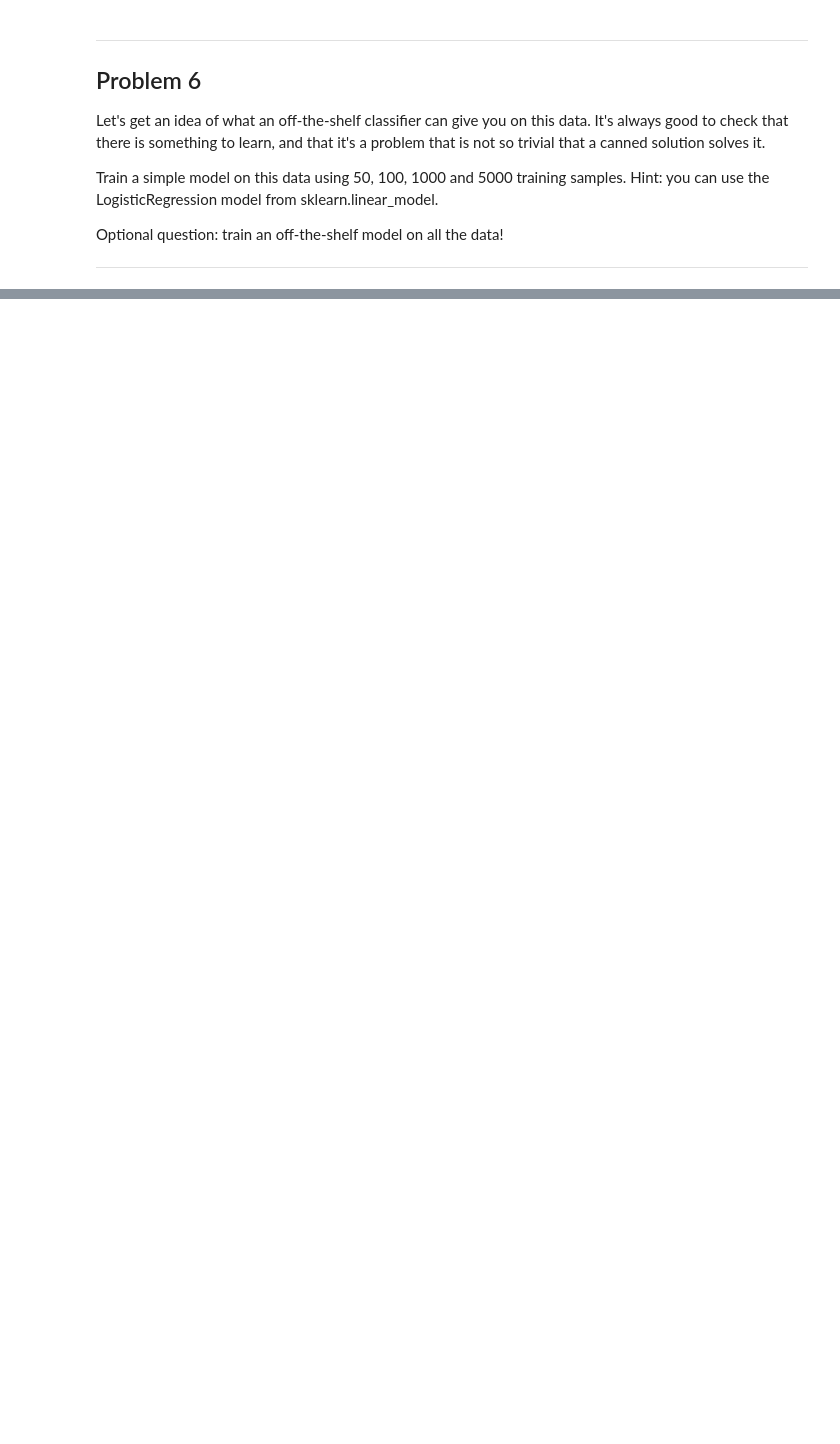
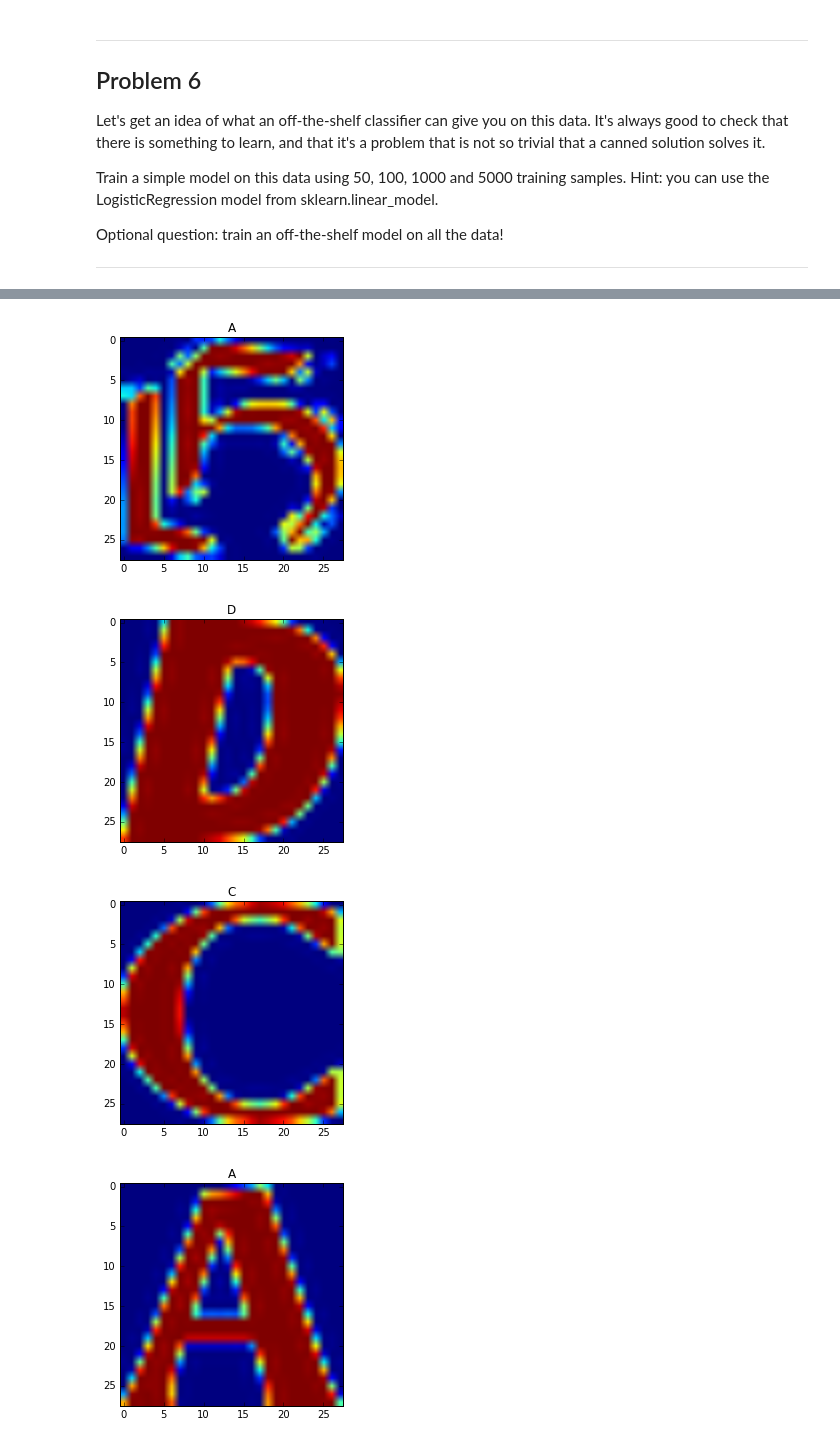
Before and after one commit to ahmed-machine/Udacity-DeepLearning, a Jupyter notebook: 1_notmnist.ipynb, the cells around one changed output, grey strips where cells are left out. Cells and saved outputs as stored; diff of their text form; code cells hidden in the pictures; blank space fills up the shorter version.

```diff
--- a/1_notmnist.ipynb
+++ b/1_notmnist.ipynb
@@ -309,8 +309,8 @@ valid_size = 10000
 test_size = 10000
 
 valid_dataset, valid_labels, train_dataset, train_labels = merge_datasets(
-  train_datasets, train_size, valid_size)
-_, _, test_dataset, test_labels = merge_datasets(test_datasets, test_size)
+  train_dataset, train_size, valid_size)
+_, _, test_dataset, test_labels = merge_datasets(test_dataset, test_size)
 
 print('Training:', train_dataset.shape, train_labels.shape)
 print('Validation:', valid_dataset.shape, valid_labels.shape)
@@ -435,29 +435,3 @@ Train a simple model on this data using 50, 100, 1000 and 5000 training samples.
 Optional question: train an off-the-shelf model on all the data!
 
 ---
-# %%
-n_train = -1
-X_train, y_train = train_dataset[:n_train].reshape(-1, train_dataset.shape[1]*train_dataset.shape[2]), train_labels[:n_train]
-model = LogisticRegression(multi_class="multinomial", solver="lbfgs")
-model.fit(X_train, y_train)
-from sklearn.metrics import confusion_matrix, precision_recall_fscore_support, classification_report
-print ("Predictions")
-labels = [chr(k) for k in range(ord("A"), ord("J")+1)]
-n_val = 10000
-X_val, y_val = valid_dataset[:n_val].reshape(-1, valid_dataset.shape[1]*train_dataset.shape[2]), valid_labels[:n_val]
-print (X_val.shape, y_val.shape)
-y_pred = model.predict(X_val)
-print ("Confusion matrix: ")
-plt.pcolor(confusion_matrix(y_pred, y_val), cmap="Blues")
-print ("Score: ", classification_report(y_pred, y_val, target_names=labels))
-n_vis = 10
-n_cols = 5
-n_rows = n_vis/ n_cols
-idx = np.random.randint(valid_dataset.shape[0], size=n_vis)
-X_vis, y_vis = valid_dataset[idx].reshape(-1, valid_dataset.shape[1]*valid_dataset.shape[2]), valid_labels[idx]
-y_pred = model.predict(X_vis)
-fig, ax = plt.subplots(n_rows, n_cols, sharex=True, sharey=True, figsize=(n_rows, n_cols))
-fig.set_size_inches(10*n_rows, 5*n_cols)
-for i, axi in enumerate(ax.flatten()):
-    axi.pcolor(X_vis[i].reshape(valid_dataset.shape[1], valid_dataset.shape[2]), cmap="Blues")
-    axi.set_title("True: %s, Predicted: %s" % (labels[y_vis[i]], labels[y_pred[i]]))
@@ -484,0 +473,15 @@ TypeError: can't multiply sequence by non-int of type 'float'
+# %%
+from collections import OrderedDict
+letters = OrderedDict((k,v) for k,v in enumerate(string.ascii_uppercase))
+plt.figure(i+1)
+for i in range(5):
+    idx = np.random.randint(0, len(valid_dataset))
+    predicted_idx = model.predict(valid_dataset[idx].reshape(-1, valid_dataset.shape[1]*train_dataset.shape[2]))
+    plt.imshow(valid_dataset[idx]) #Images will probably be ordered incorrectly
+    plt.title(letters[int(predicted_idx)]) #Titles are the predicte letters
+    plt.figure(i+1)
+# %% [output]
+[figure, added]
+[figure, added]
+[figure, added]
+[figure, added]
```
Also changed, not shown: parts of 7 cells of this notebook.
